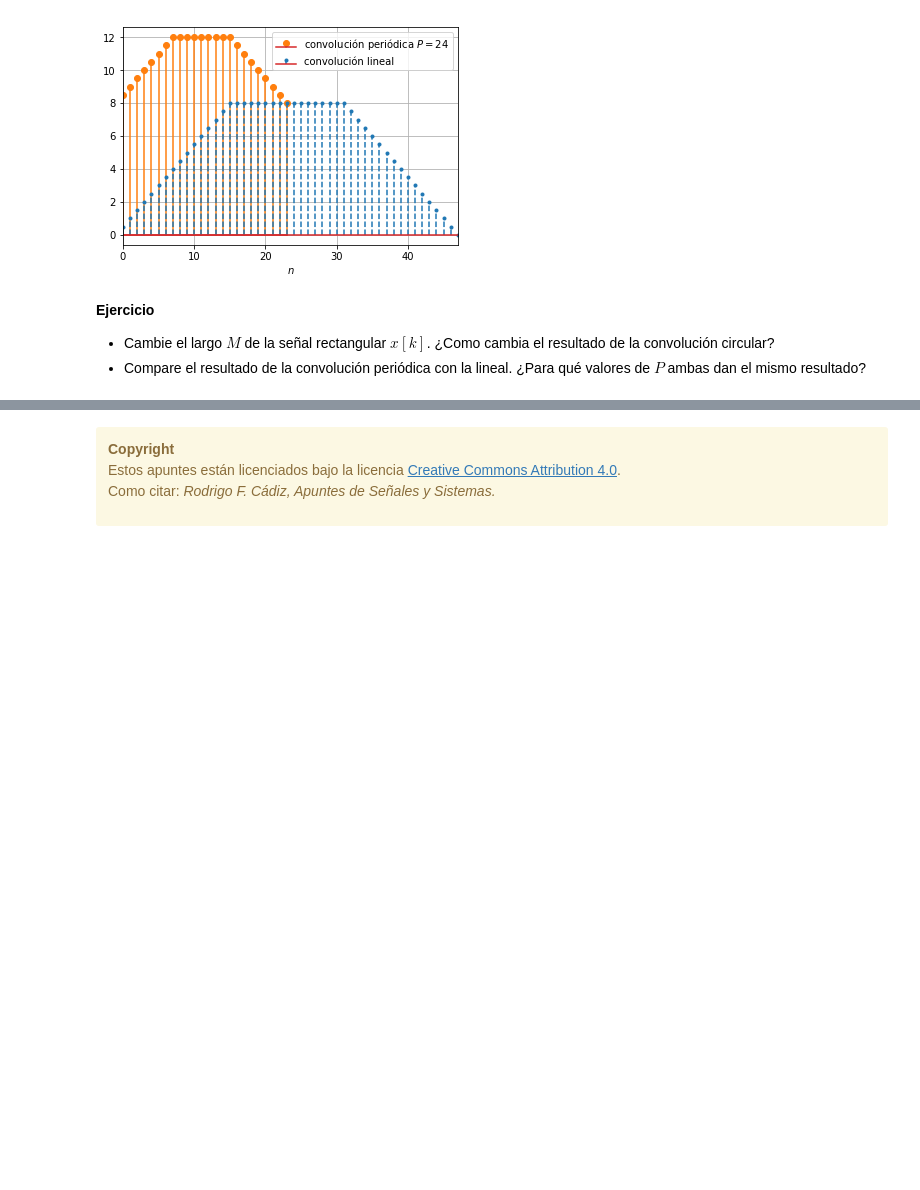
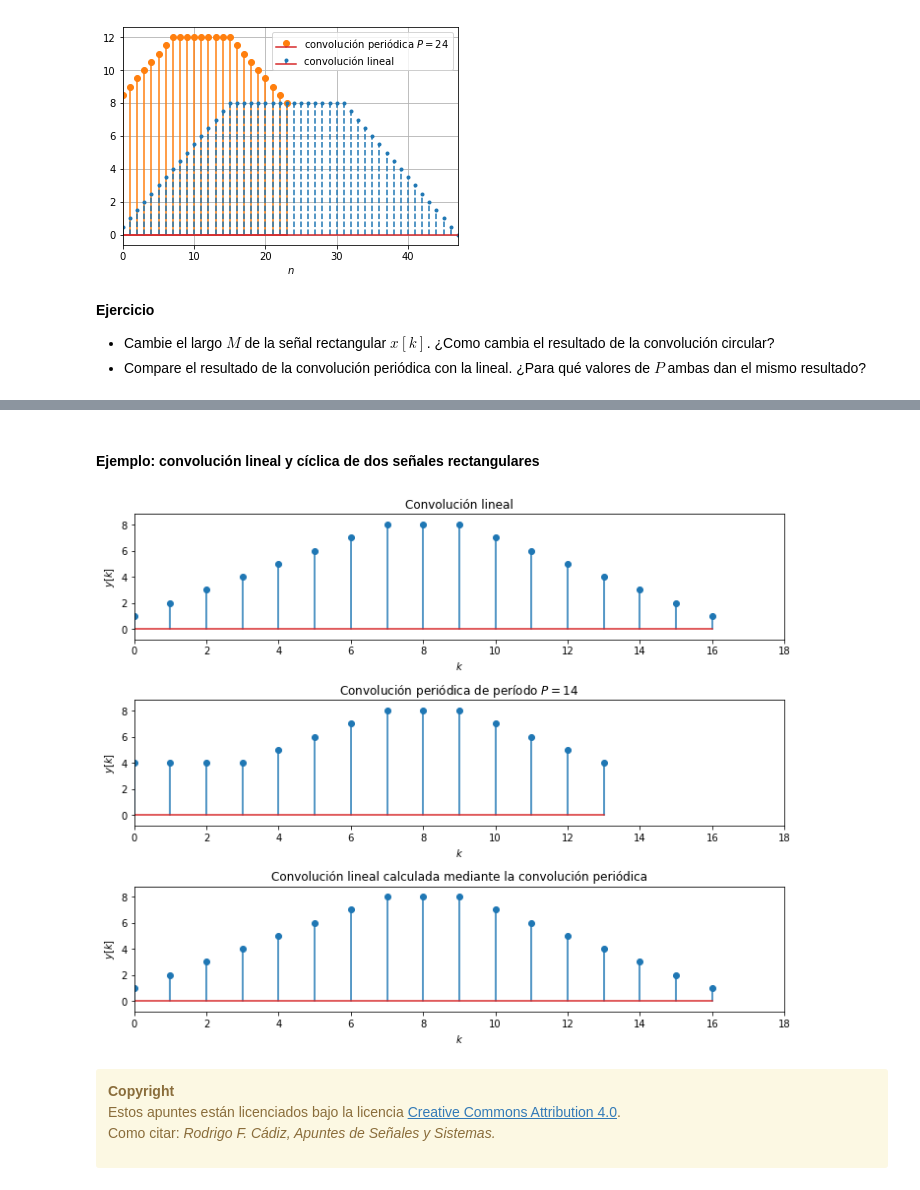
Before and after one commit to rodrigocadiz/senales_y_sistemas, a Jupyter notebook: 28-Convolucion_discreta.ipynb, the cells around one changed output, grey strips where cells are left out. Cells and saved outputs as stored; diff of their text form; code cells hidden in the pictures; blank space fills up the shorter version.

```diff
--- a/28-Convolucion_discreta.ipynb
+++ b/28-Convolucion_discreta.ipynb
@@ -383,3 +435,59 @@ plt.grid()
+# %% [markdown]
+#### Ejemplo: convolución lineal y cíclica de dos señales rectangulares
+# %%
+import numpy as np
+import matplotlib.pyplot as plt
+
+%matplotlib inline
+
+L = 8  # largo de la señal x[k]
+N = 10  # largo de la respuesta al impulso h[k]
+P = 14 # periodicidad para la convolución periódica
+
+# Función que calcula la convolución periódica mediante la fft
+def cconv(in1,in2,period):
+    return np.fft.ifft(np.fft.fft(in1, period) * np.fft.fft(in2, period))
+
+# Las señales de prueba son dos rects de largos L y N
+x = np.ones(L)
+h = np.ones(N)
+
+
+y1 = np.convolve(x, h, 'full') # convolución lineal
+
+y2 = cconv(x, h, int(P)) # convolución periódica
+
+xp = np.append(x, np.zeros(N-1)) #acolchamiento
+hp = np.append(h, np.zeros(L-1)) #acolchamiento
+
+y3 = cconv(xp, hp, L+N-1) # convolución periódica de las señales acolchadas
+
+
+def plot_signal(x):
+    plt.stem(x)
+    plt.xlabel('$k$')
+    plt.ylabel('$y[k]$')
+    plt.xlim([0, N+L])
+    plt.gca().margins(y=0.1)
+
+plt.figure(figsize = (10, 8))
+plt.subplot(3,1,1)
+plot_signal(y1)
+plt.title('Convolución lineal')
+
+plt.subplot(3,1,2)
+plot_signal(y2)
+plt.title('Convolución periódica de período $P=%d$'%P)
+
+plt.subplot(3,1,3)
+plot_signal(y3)
+plt.title('Convolución lineal calculada mediante la convolución periódica')
+plt.tight_layout()
+
+
+plt.show()
+# %% [output]
+[figure, added]
 # %% [markdown]
 <div class="alert alert-block alert-warning">
 <b>Copyright</b><br>
```
Also changed, not shown: parts of 1 cell of this notebook, 2 other files.
